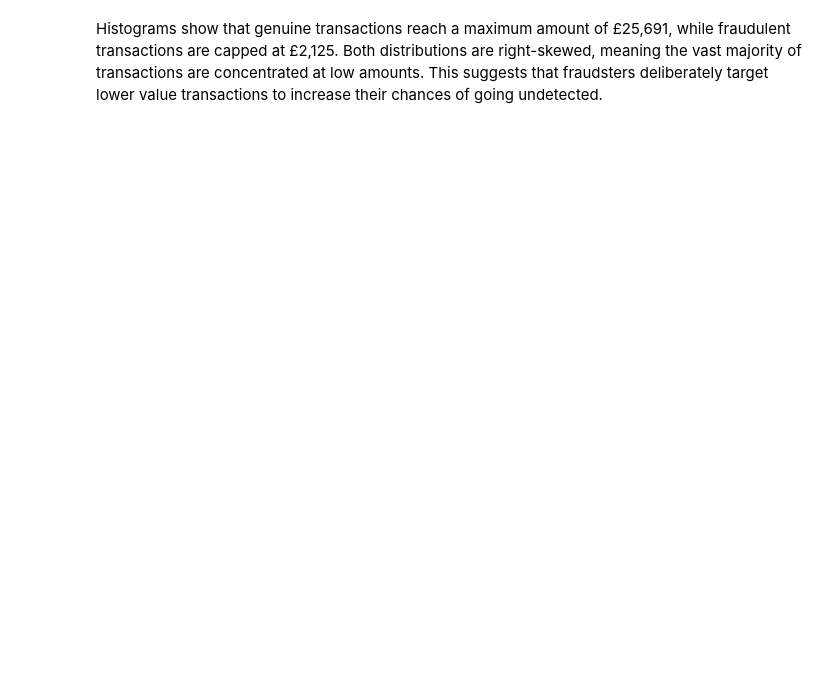
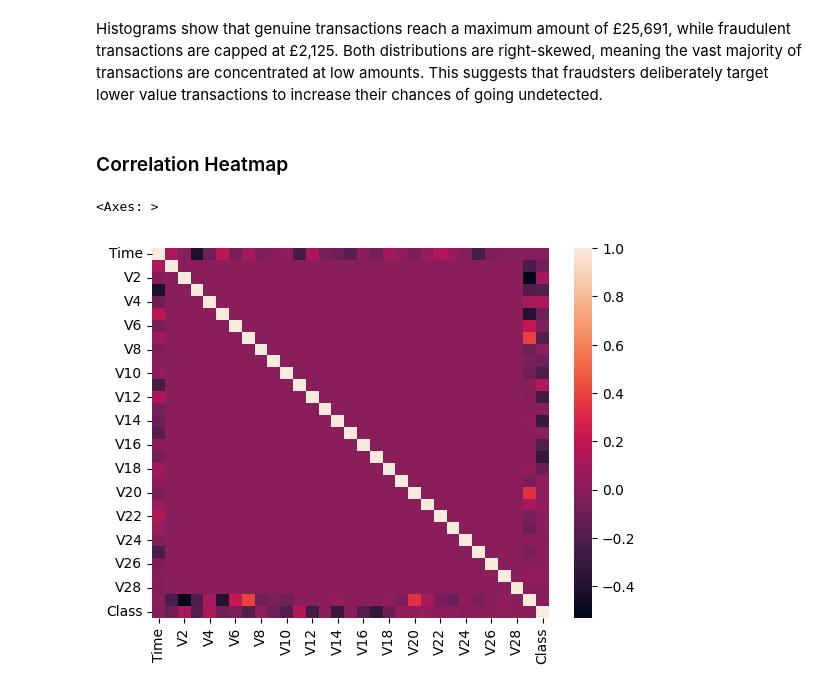
Before and after one commit to stefandobra/04_fraud_detection_ml, a Jupyter notebook: fraud_detection.ipynb, the cells around one changed output. Saved outputs shown, nothing was run; the diff lists cells and outputs as text; code cells hidden in the pictures; blank space fills up the shorter version.

Commit message:
Add correlation heatmap and correlation values against Class column

```diff
--- a/fraud_detection.ipynb
+++ b/fraud_detection.ipynb
@@ -114,2 +111,13 @@ plt.show()
 # %% [markdown]
 Histograms show that genuine transactions reach a maximum amount of £25,691, while fraudulent transactions are capped at £2,125. Both distributions are right-skewed, meaning the vast majority of transactions are concentrated at low amounts. This suggests that fraudsters deliberately target lower value transactions to increase their chances of going undetected.
+# %% [markdown]
+### Correlation Heatmap
+# %%
+correlation_data = df.corr()
+
+fig, ax = plt.subplots()
+
+sns.heatmap(correlation_data, ax=ax)
+# %% [output]
+<Axes: >
+[figure, added]
```
Also changed, not shown: parts of 5 cells of this notebook.
